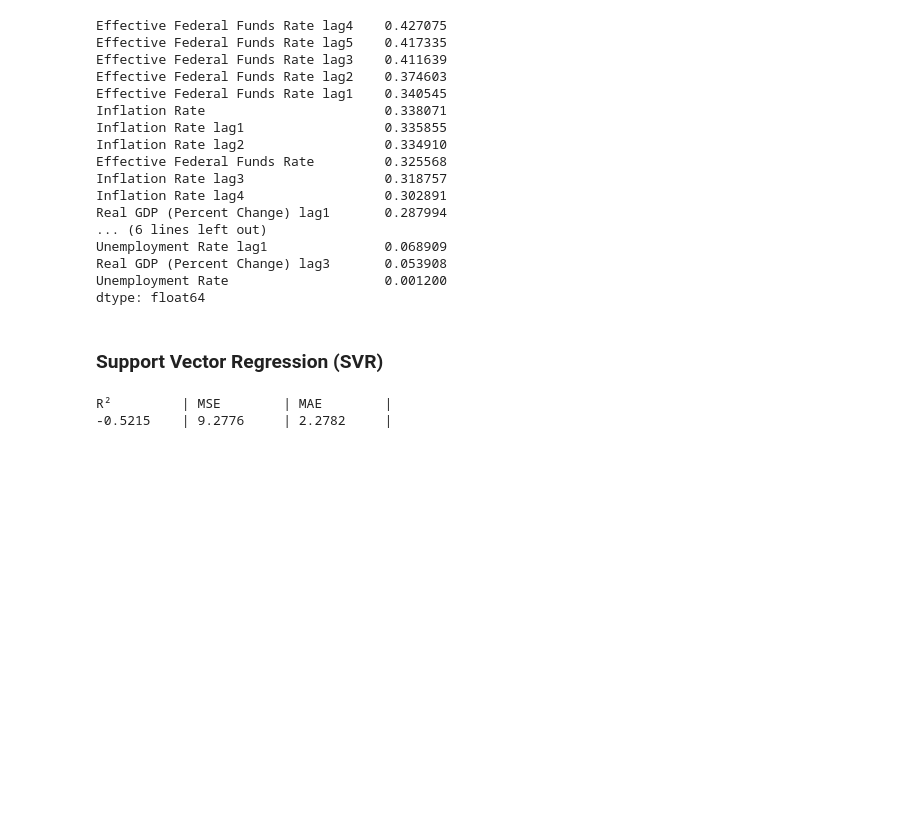
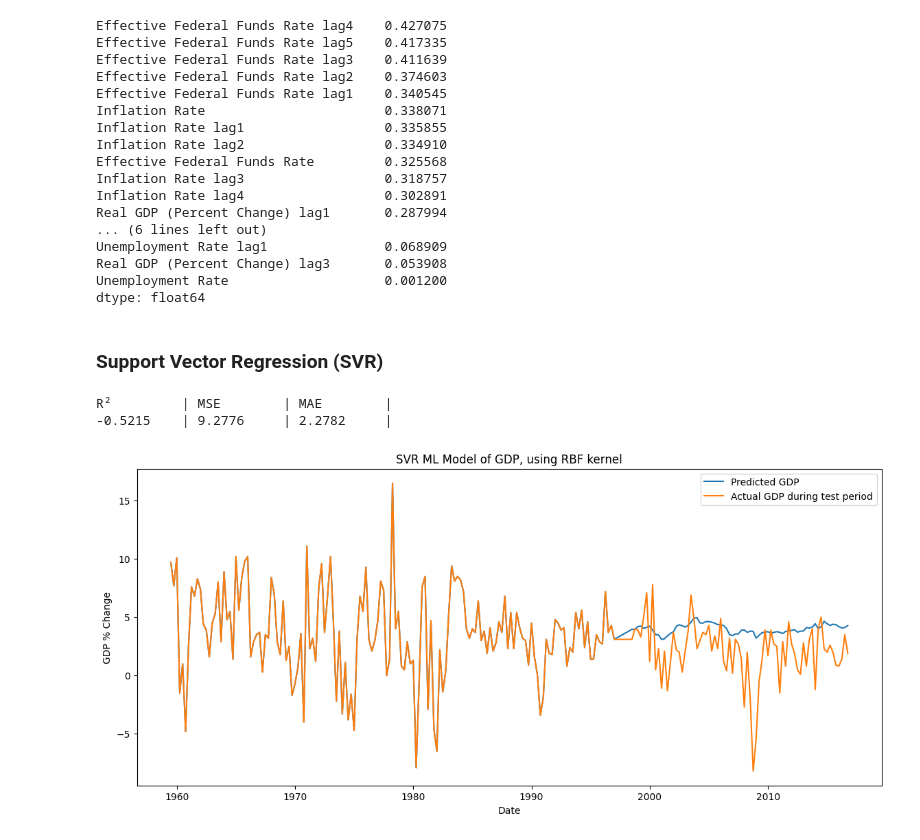
Before and after one commit to fraser2763/AI4-CW2, a Jupyter notebook: SVR_Model.ipynb, the cells around one changed output. Saved outputs shown, nothing was run; the diff lists cells and outputs as text; code cells hidden in the pictures; blank space fills up the shorter version.

Commit message:
Added graph to model output

```diff
--- a/SVR_Model.ipynb
+++ b/SVR_Model.ipynb
@@ -157,25 +157,35 @@ dtype: float64
 # %%
 from sklearn.svm import SVR
 
 svr_pipe = Pipeline([
     ("scaler", StandardScaler()),
     ("model", SVR(kernel='rbf'))
 ])
 
 svr_pipe.fit(X_train, y_train)
 gdp_pred = svr_pipe.predict(X_test)
 
 r2 = r2_score(y_test, gdp_pred)
 MSe = mean_squared_error(y_test, gdp_pred)
 MAe = mean_absolute_error(y_test, gdp_pred)
 
 print(f"{'R²':<10} | {'MSE':<10} | {'MAE':<10} |")
 
 print(
         f"{r2:<10.4f} | "
         f"{MSe:<10.4f} | "
         f"{MAe:<10.4f} | "
     )
+
+plt.figure(figsize=(14, 6))
+plt.plot(pd.concat([X_train, X_test]).index, np.concatenate([y_train['Real GDP (Percent Change)'], gdp_pred]), label="Predicted GDP")
+plt.plot(pd.concat([X_train, X_test]).index, pd.concat([y_train, y_test]), label="Actual GDP during test period")
+plt.legend()
+plt.title("SVR ML Model of GDP, using RBF kernel")
+plt.xlabel("Date")
+plt.ylabel("GDP % Change")
+plt.show()
 # %% [output]
 R²         | MSE        | MAE        |
 -0.5215    | 9.2776     | 2.2782     |
+[figure, added]
```
